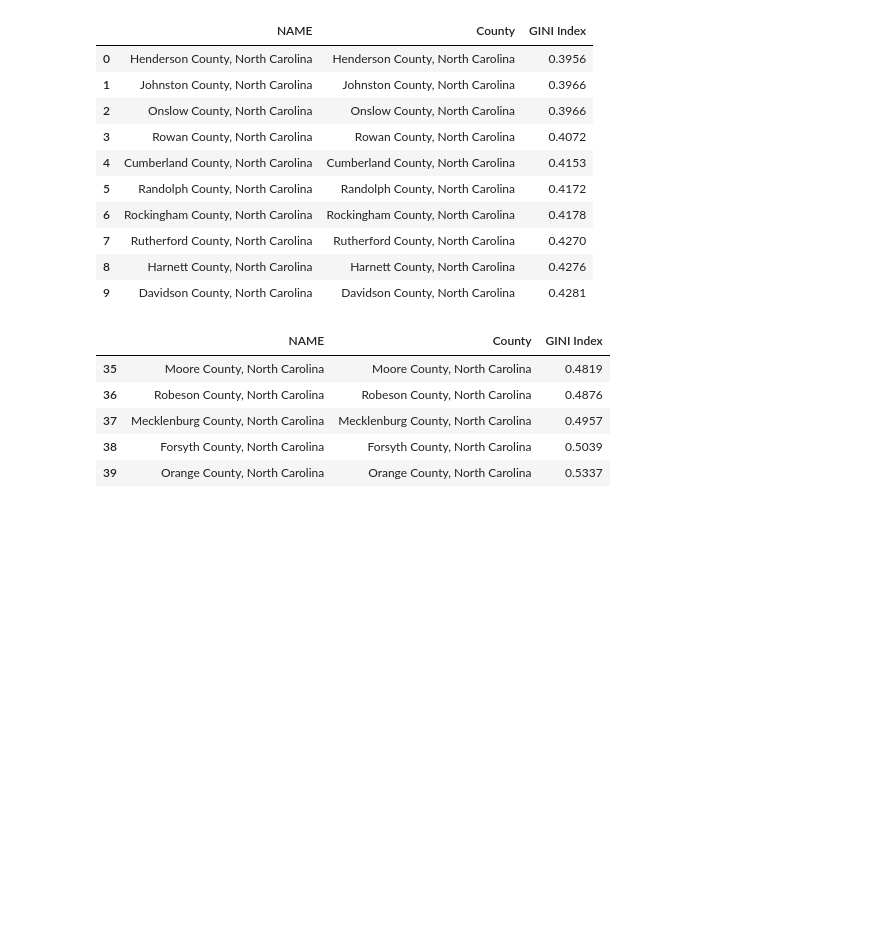
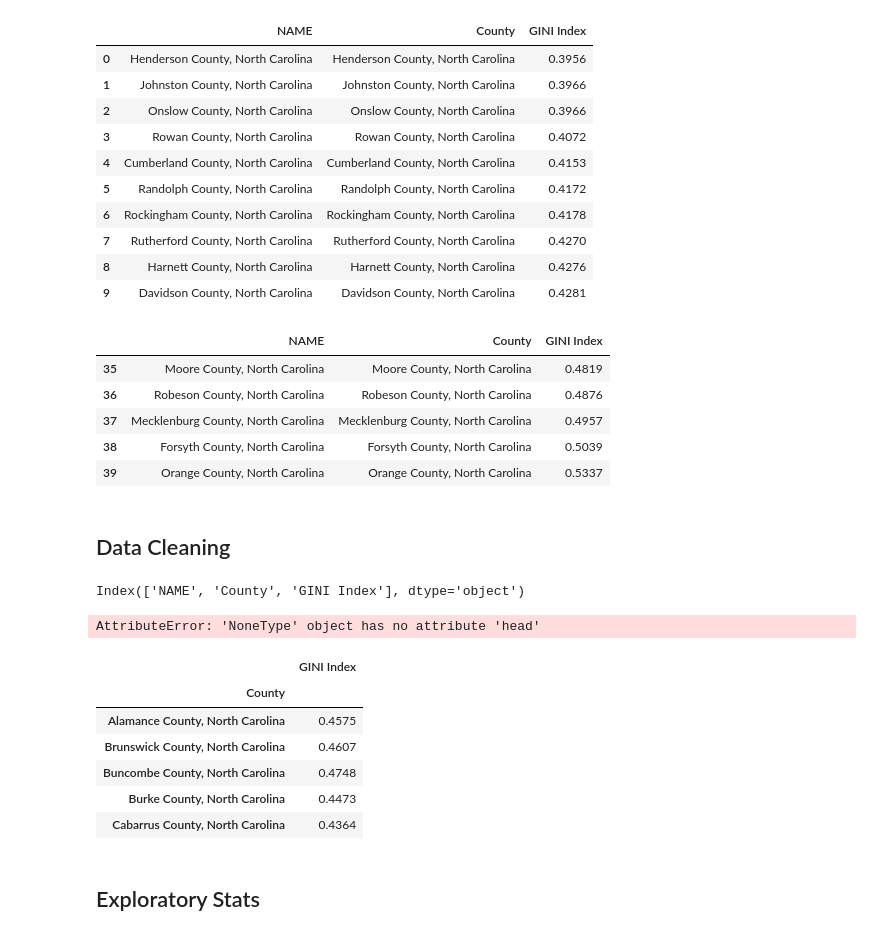
Before and after one commit to lotusflyer/north_carolina_gini_data, a Jupyter notebook: initial_exploration.ipynb, the cells around one changed output. Cells and saved outputs as stored; diff of their text form; code cells hidden in the pictures; blank space fills up the shorter version.

```diff
--- a/initial_exploration.ipynb
+++ b/initial_exploration.ipynb
@@ -25,3 +26,5 @@ df.tail()
 | 37 | Mecklenburg County, North Carolina | Mecklenburg County, North Carolina | 0.4957 |
 | 38 | Forsyth County, North Carolina | Forsyth County, North Carolina | 0.5039 |
 | 39 | Orange County, North Carolina | Orange County, North Carolina | 0.5337 |
+# %% [markdown]
+## Data Cleaning
@@ -27,0 +33,4 @@ df.tail()
+# %%
+df.columns
+# %% [output]
+Index(['NAME', 'County', 'GINI Index'], dtype='object')
@@ -28,3 +39,19 @@ df.tail()
+# %%
+df.sort_index(ascending=True, inplace=True)
+# %% [output]
+AttributeError: 'NoneType' object has no attribute 'head'
+# %%
+df.head()
+# %% [output]
+|  | GINI Index |
+| County |  |
+| Alamance County, North Carolina | 0.4575 |
+| Brunswick County, North Carolina | 0.4607 |
+| Buncombe County, North Carolina | 0.4748 |
+| Burke County, North Carolina | 0.4473 |
+| Cabarrus County, North Carolina | 0.4364 |
+# %% [markdown]
+## Exploratory Stats
 # %%
 gini_mean = df['GINI Index'].mean()
 print('mean of country GINI scores is {}'.format(gini_mean))
```
Also changed, not shown: parts of 6 cells of this notebook.
